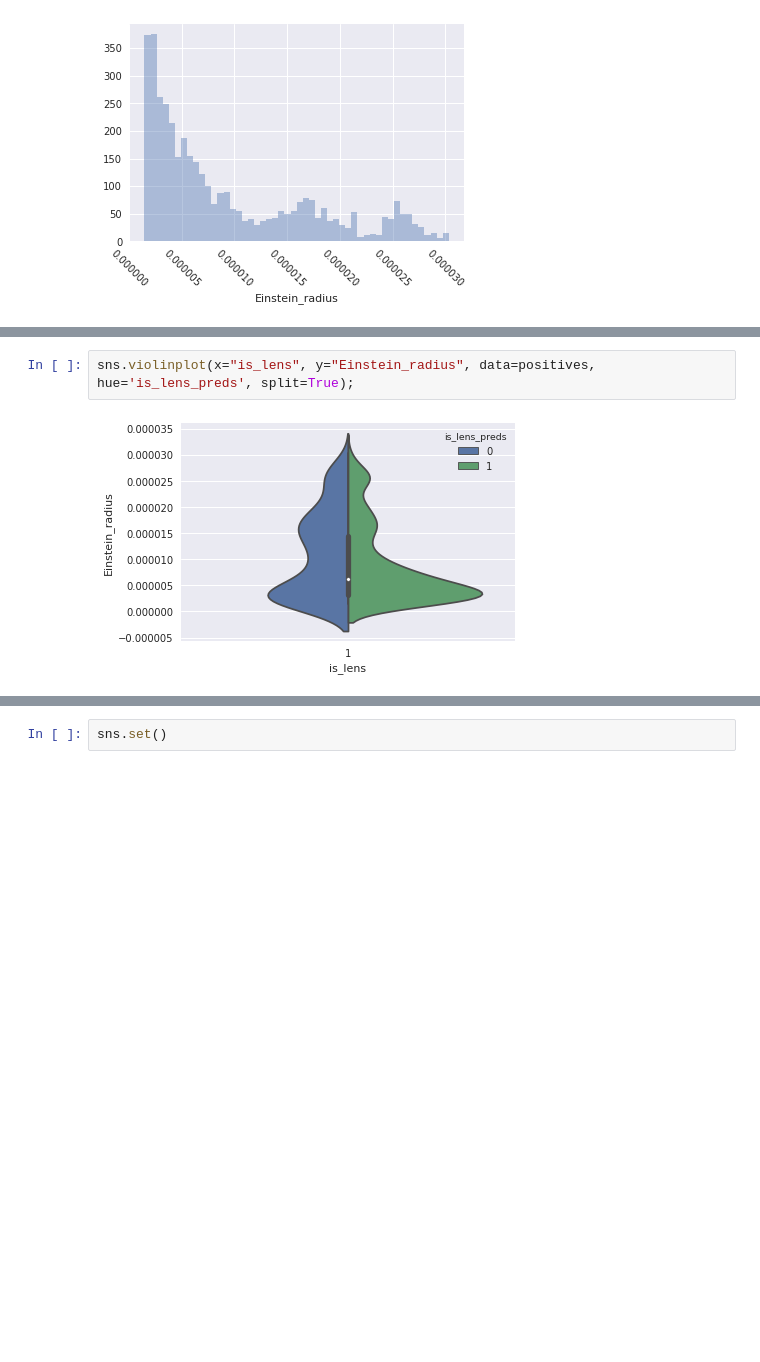
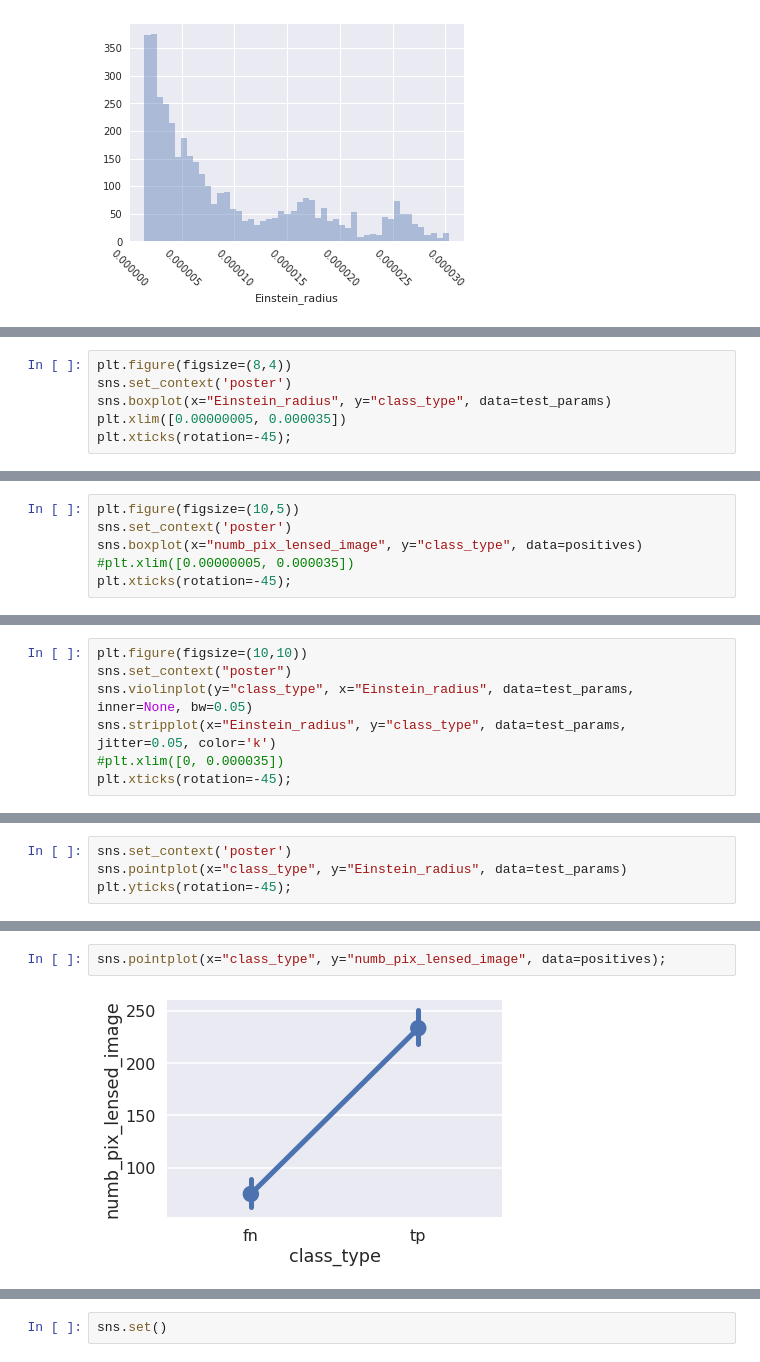
Before and after one commit to agoila/strong-lenses, a Jupyter notebook: Parameter Study.ipynb, the cells around one changed output, grey strips where cells are left out. Cells and saved outputs as stored; diff of their text form; blank space fills up the shorter version.

```diff
--- a/Parameter Study.ipynb
+++ b/Parameter Study.ipynb
@@ -236,0 +256,6 @@ plt.ylim([0.00000005, 0.000035]);
+# %%
+plt.figure(figsize=(8,4))
+sns.set_context('poster')
+sns.boxplot(x="Einstein_radius", y="class_type", data=test_params)
+plt.xlim([0.00000005, 0.000035])
+plt.xticks(rotation=-45);
@@ -236,0 +264,6 @@ plt.ylim([0.00000005, 0.000035]);
+# %%
+plt.figure(figsize=(10,5))
+sns.set_context('poster')
+sns.boxplot(x="numb_pix_lensed_image", y="class_type", data=positives)
+#plt.xlim([0.00000005, 0.000035])
+plt.xticks(rotation=-45);
@@ -236,0 +286,7 @@ plt.ylim([0.00000005, 0.000035]);
+# %%
+plt.figure(figsize=(10,10))
+sns.set_context("poster")
+sns.violinplot(y="class_type", x="Einstein_radius", data=test_params, inner=None, bw=0.05)
+sns.stripplot(x="Einstein_radius", y="class_type", data=test_params, jitter=0.05, color='k')
+#plt.xlim([0, 0.000035])
+plt.xticks(rotation=-45);
@@ -236,0 +313,4 @@ plt.ylim([0.00000005, 0.000035]);
+# %%
+sns.set_context('poster')
+sns.pointplot(x="class_type", y="Einstein_radius", data=test_params)
+plt.yticks(rotation=-45);
@@ -237,4 +319,4 @@ plt.ylim([0.00000005, 0.000035]);
 # %%
-sns.violinplot(x="is_lens", y="Einstein_radius", data=positives, hue='is_lens_preds', split=True);
+sns.pointplot(x="class_type", y="numb_pix_lensed_image", data=positives);
 # %% [output]
-[figure, old version]
+[figure, new version]
```
Also changed, not shown: parts of 45 cells of this notebook, 1 other file.
